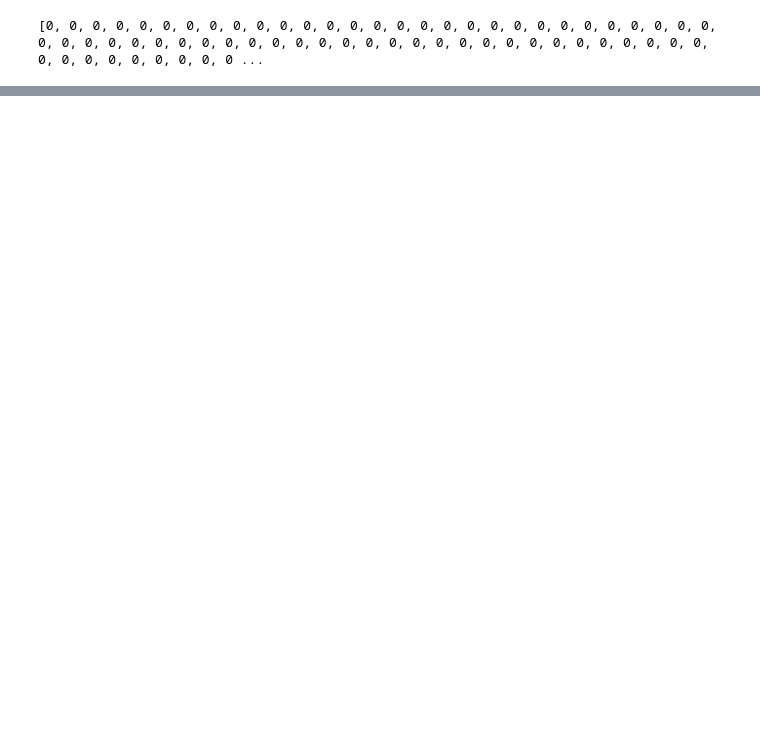
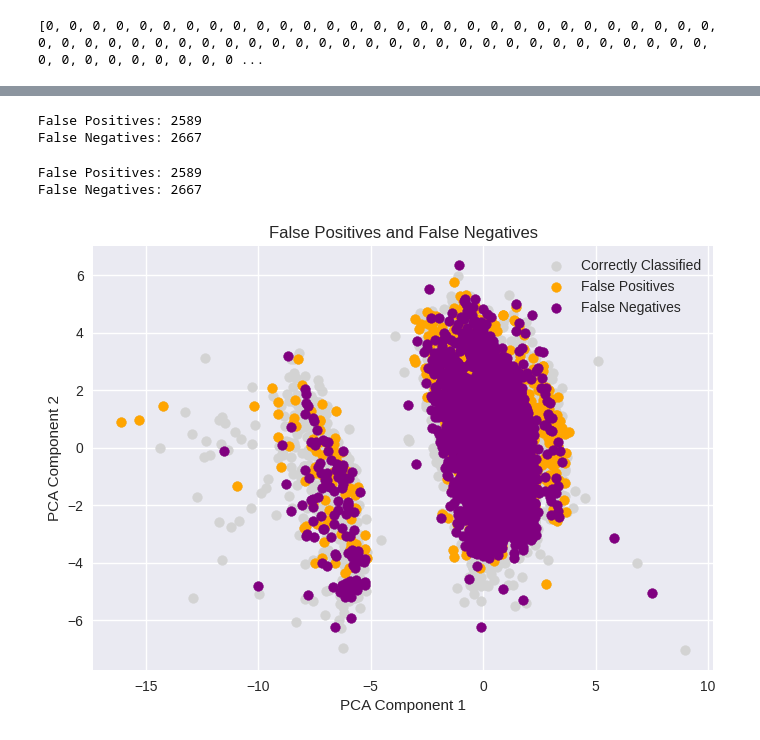
Before and after one commit to TheGooseGuy/Insurance-Product-Prediction, a Jupyter notebook: Project2_Solution.ipynb, the cells around one changed output, grey strips where cells are left out. Saved outputs shown, nothing was run; the diff lists cells and outputs as text; code cells hidden in the pictures; blank space fills up the shorter version.

```diff
--- a/Project2_Solution.ipynb
+++ b/Project2_Solution.ipynb
@@ -1340,0 +1367,74 @@ print(rounded_list_predictions)
+# %%
+# Predict on test data
+
+# ... previous code ...
+training_columns = pca.feature_names_in_
+
+# Ensure test data has the same columns as the training data
+# and fill missing columns with 0
+test_data_standardized = test_data_standardized.reindex(columns=training_columns, fill_value=0)
+
+# Now perform the PCA transformation
+X_test_pca = pca.transform(test_data_standardized)
+
+# ... rest of your code ...
+
+# Make predictions on the transformed test data
+y_test_pred = best_rf_model.predict(X_test_pca)
+
+# Align y_test with the transformed data. This may involve filtering y_test to
+# match the samples in X_test_pca. If the reduction was due to feature selection
+# and not sample filtering, this alignment won't be necessary
+# If your data reduction was due to some sort of filtering:
+# y_test = y_test[test_data_standardized.index]  #Assuming index corresponds to original data
+
+# Calculate FPs and FNs in test data
+false_positives = sum((y_test[:len(y_test_pred)] == 0) & (y_test_pred == 1))  #y_test sliced to the length of predictions
+false_negatives = sum((y_test[:len(y_test_pred)] == 1) & (y_test_pred == 0)) #y_test sliced to the length of predictions
+
+print(f"False Positives: {false_positives}")
+print(f"False Negatives: {false_negatives}")
+# %% [output]
+False Positives: 2589
+False Negatives: 2667
+# %%
+from sklearn.metrics import confusion_matrix
+
+# Perform the necessary transformations on test data
+test_data_standardized = test_data_standardized.reindex(columns=training_columns, fill_value=0)
+X_test_pca = pca.transform(test_data_standardized)
+
+# Make predictions
+y_test_pred = best_rf_model.predict(X_test_pca)
+
+# Align y_test if necessary (only if rows were dropped in X_test)
+# y_test = y_test.loc[test_data_standardized.index]
+
+# Calculate confusion matrix components
+tn, fp, fn, tp = confusion_matrix(y_test[:len(y_test_pred)], y_test_pred).ravel()
+
+print(f"False Positives: {fp}")
+print(f"False Negatives: {fn}")
+# %% [output]
+False Positives: 2589
+False Negatives: 2667
+# %%
+import matplotlib.pyplot as plt
+import numpy as np
+
+# Identify FP and FN indices for visualization
+# Slice y_test to match the length of y_test_pred
+fp_indices = np.where((y_test[:len(y_test_pred)] == 0) & (y_test_pred == 1))[0]
+fn_indices = np.where((y_test[:len(y_test_pred)] == 1) & (y_test_pred == 0))[0]
+
+# Visualize the distribution
+plt.scatter(X_test_pca[:, 0], X_test_pca[:, 1], color='lightgrey', label='Correctly Classified')
+plt.scatter(X_test_pca[fp_indices, 0], X_test_pca[fp_indices, 1], color='orange', label='False Positives')
+plt.scatter(X_test_pca[fn_indices, 0], X_test_pca[fn_indices, 1], color='purple', label='False Negatives')
+plt.xlabel('PCA Component 1')
+plt.ylabel('PCA Component 2')
+plt.legend()
+plt.title('False Positives and False Negatives')
+plt.show()
+# %% [output]
+[figure, added]
```
Also changed, not shown: parts of 24 cells of this notebook.
